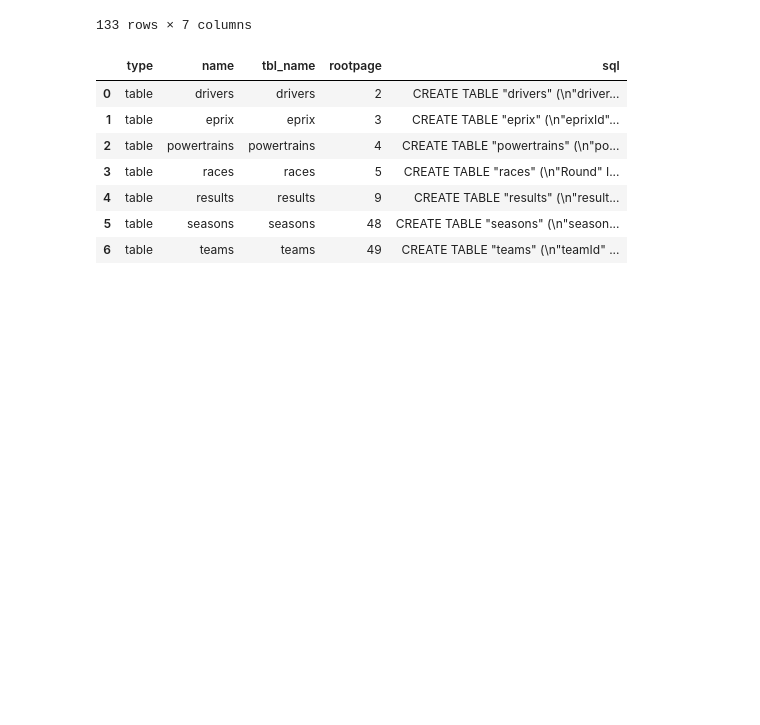
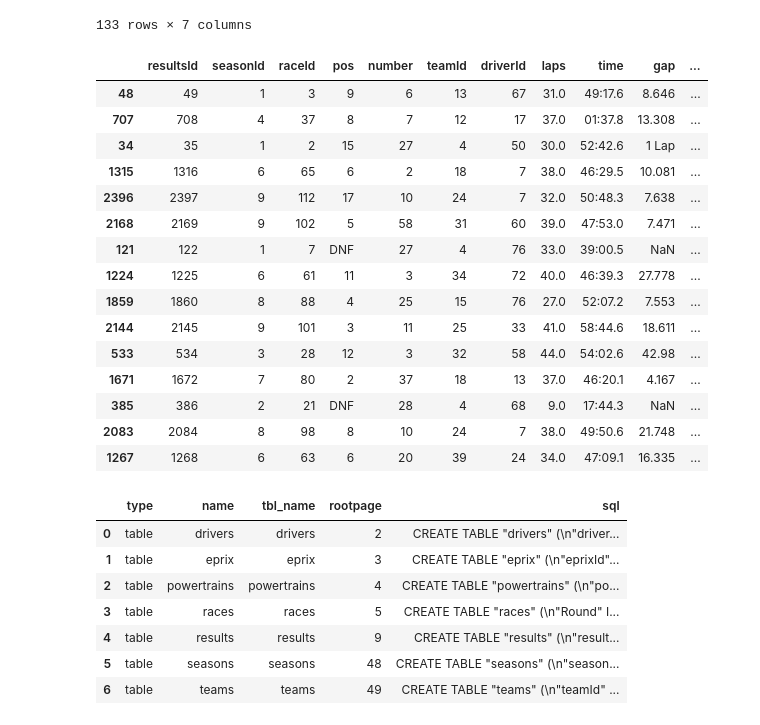
Before and after one commit to shaw-jonathan/Formula-E_Points_Analysis, a Jupyter notebook: M1 Capstone Project .ipynb, the cells around one changed output. Saved outputs shown, nothing was run; the diff lists cells and outputs as text; code cells hidden in the pictures; blank space fills up the shorter version.

```diff
--- a/M1 Capstone Project .ipynb
+++ b/M1 Capstone Project .ipynb
@@ -99,6 +83,25 @@ races #seems to be a discrepancy between the raceid in the "race" and "results"
 | 131 | 16 | London E-Prix | United Kingdom | ExCeL London | 45493 | 1900-05-11 | 10 |
 | 132 | 17 | London E-Prix | United Kingdom | ExCeL London | 45494 | 1900-05-12 | 10 |
 133 rows × 7 columns
+# %%
+results.sample(15)
+# %% [output]
+|  | resultsId | seasonId | raceId | pos | number | teamId | driverId | laps | time | gap | ... |
+| 48 | 49 | 1 | 3 | 9 | 6 | 13 | 67 | 31.0 | 49:17.6 | 8.646 | ... |
+| 707 | 708 | 4 | 37 | 8 | 7 | 12 | 17 | 37.0 | 01:37.8 | 13.308 | ... |
+| 34 | 35 | 1 | 2 | 15 | 27 | 4 | 50 | 30.0 | 52:42.6 | 1 Lap | ... |
+| 1315 | 1316 | 6 | 65 | 6 | 2 | 18 | 7 | 38.0 | 46:29.5 | 10.081 | ... |
+| 2396 | 2397 | 9 | 112 | 17 | 10 | 24 | 7 | 32.0 | 50:48.3 | 7.638 | ... |
+| 2168 | 2169 | 9 | 102 | 5 | 58 | 31 | 60 | 39.0 | 47:53.0 | 7.471 | ... |
+| 121 | 122 | 1 | 7 | DNF | 27 | 4 | 76 | 33.0 | 39:00.5 | NaN | ... |
+| 1224 | 1225 | 6 | 61 | 11 | 3 | 34 | 72 | 40.0 | 46:39.3 | 27.778 | ... |
+| 1859 | 1860 | 8 | 88 | 4 | 25 | 15 | 76 | 27.0 | 52:07.2 | 7.553 | ... |
+| 2144 | 2145 | 9 | 101 | 3 | 11 | 25 | 33 | 41.0 | 58:44.6 | 18.611 | ... |
+| 533 | 534 | 3 | 28 | 12 | 3 | 32 | 58 | 44.0 | 54:02.6 | 42.98 | ... |
+| 1671 | 1672 | 7 | 80 | 2 | 37 | 18 | 13 | 37.0 | 46:20.1 | 4.167 | ... |
+| 385 | 386 | 2 | 21 | DNF | 28 | 4 | 68 | 9.0 | 17:44.3 | NaN | ... |
+| 2083 | 2084 | 8 | 98 | 8 | 10 | 24 | 7 | 38.0 | 49:50.6 | 21.748 | ... |
+| 1267 | 1268 | 6 | 63 | 6 | 20 | 39 | 24 | 34.0 | 47:09.1 | 16.335 | ... |
 # %%
 # Create a SQL database to combine these dataframes for later
 
```
Also changed, not shown: parts of 13 cells of this notebook.
